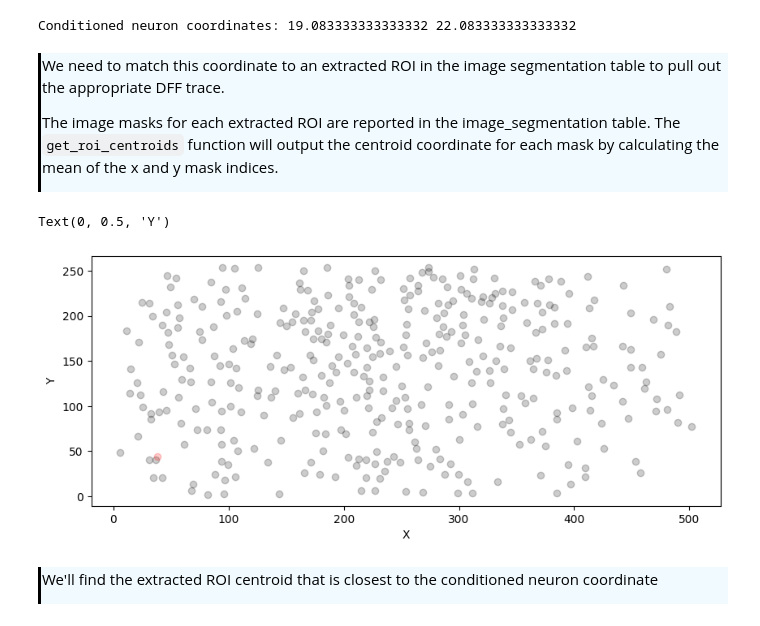
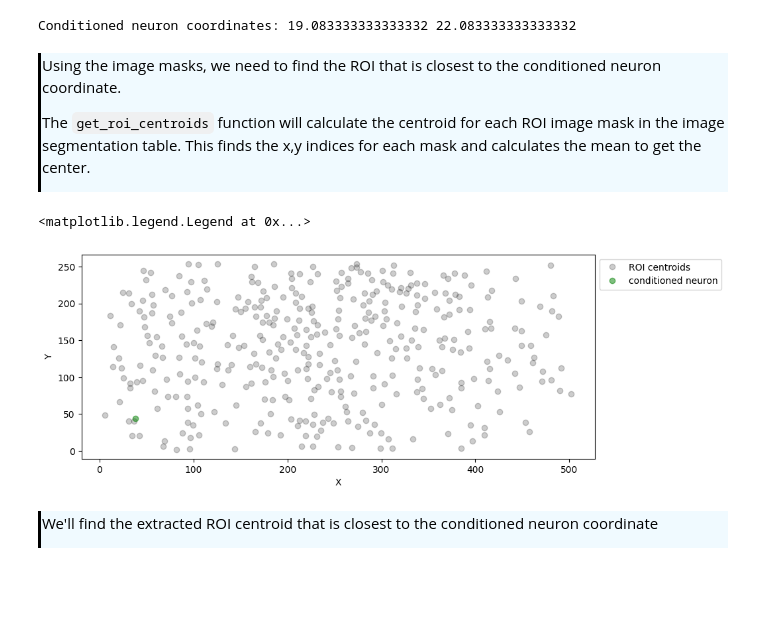
Before and after one commit to AllenNeuralDynamics/AIND-CNC-BCI-Workshop, a Jupyter notebook: code/load_data.ipynb, the cells around one changed output. Cells and saved outputs as stored; diff of their text form; code cells hidden in the pictures; blank space fills up the shorter version.

```diff
--- a/code/load_data.ipynb
+++ b/code/load_data.ipynb
@@ -337,10 +337,12 @@ epoch_table
 
 #### Plot calcium activity for a select ROI with stimulus epochs overlaid.
 # %%
-# Building on our previous frameseries plot, we'll add shading for the stimulus epochs.
+# Plot dff for select ROI
+plt.rcParams["figure.figsize"] = (10, 4)
 
-plt.plot(dff[:, ROI], label=f'ROI {ROI}', color='blue')
+plt.plot(dff[:, ROI], label=f'ROI {ROI}', color='black')
 
+# Add shaded regions for stimulus epochs
 stim_names = ['photostim','BCI','photostim_post']
 colors = ['red','green','red']
 for c,stim_name in enumerate(stim_names):
@@ -452,9 +489,9 @@ Conditioned neuron coordinates: 19.083333333333332 22.083333333333332
 # %% [markdown]
 <div style="border-left: 3px solid #000; padding: 1px; padding-left: 10px; background: #F0FAFF; ">
 
-We need to match this coordinate to an extracted ROI in the image segmentation table to pull out the appropriate DFF trace.
+Using the image masks, we need to find the ROI that is closest to the conditioned neuron coordinate.
 
-The image masks for each extracted ROI are reported in the image_segmentation table. The `get_roi_centroids` function will output the centroid coordinate for each mask by calculating the mean of the x and y mask indices.
+The `get_roi_centroids` function will calculate the centroid for each ROI image mask in the image segmentation table. This finds the x,y indices for each mask and calculates the mean to get the center.
 # %%
 def get_roi_centroids(image_segmentation):
     centroids = []
@@ -465,17 +502,21 @@ def get_roi_centroids(image_segmentation):
         centroids.append((x, y))
     return np.array(centroids)
 # %%
+# Plot ROI centroids (black) and conditioned neuron coordinate (red)
+
 centroids = get_roi_centroids(image_segmentation)
 centroidX = centroids[:, 0]
 centroidY = centroids[:, 1]
 
-plt.plot(centroidX, centroidY, 'ko', alpha = 0.2)
-plt.plot(bci['conditioned_neuron_x'].dropna().iloc[0]*2, bci['conditioned_neuron_y'].dropna().iloc[0]*2, 'ro', alpha = 0.2)
+plt.plot(centroidX, centroidY, 'ko', alpha = 0.2, label = 'ROI centroids')
+plt.plot(bci['conditioned_neuron_x'].dropna().iloc[0]*2, bci['conditioned_neuron_y'].dropna().iloc[0]*2, 'go', alpha = 0.5, label = 'conditioned neuron')
 plt.xlabel('X')
 plt.ylabel('Y')
+plt.legend()
+plt.legend(bbox_to_anchor=(1.0, 1.0))
 # %% [output]
-Text(0, 0.5, 'Y')
+<matplotlib.legend.Legend at 0x...>
-[figure, old version]
+[figure, new version]
 # %% [markdown]
 <div style="border-left: 3px solid #000; padding: 1px; padding-left: 10px; background: #F0FAFF; ">
 
```
Also changed, not shown: parts of 9 cells of this notebook.
